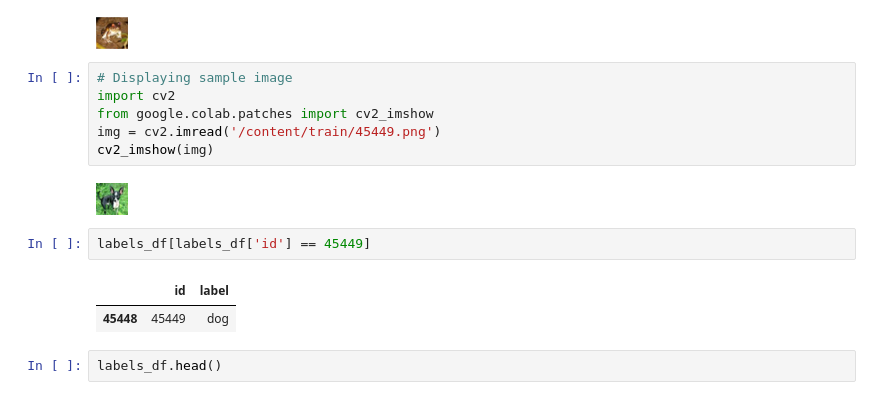
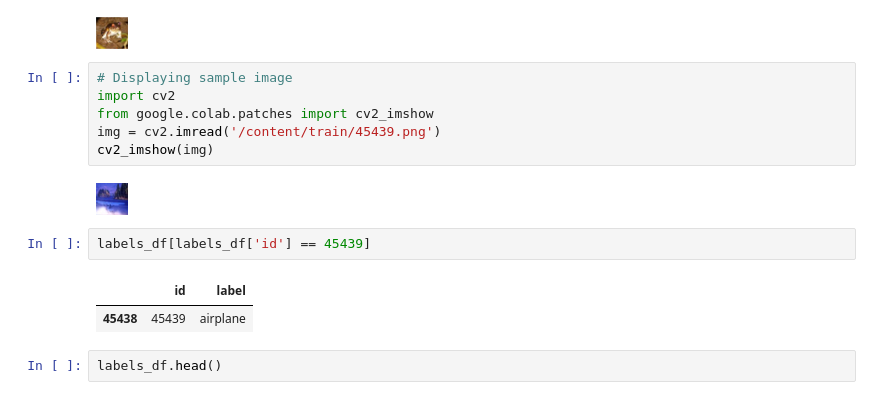
Before and after one commit to Its-Soumya/Machine-Learning-Lab, a Jupyter notebook: CIFAR_10_Object_Recognition_using_ResNet50.ipynb, the cells around one changed output. Saved outputs shown, nothing was run; the diff lists cells and outputs as text.

```diff
--- a/CIFAR_10_Object_Recognition_using_ResNet50.ipynb
+++ b/CIFAR_10_Object_Recognition_using_ResNet50.ipynb
@@ -199,16 +199,16 @@ cv2_imshow(img)
 # %%
 # Displaying sample image
 import cv2
 from google.colab.patches import cv2_imshow
-img = cv2.imread('/content/train/45449.png')
+img = cv2.imread('/content/train/45439.png')
 cv2_imshow(img)
 # %% [output]
-[figure, old version]
+[figure, new version]
 # %%
-labels_df[labels_df['id'] == 45449]
+labels_df[labels_df['id'] == 45439]
 # %% [output]
 |  | id | label |
-| 45448 | 45449 | dog |
+| 45438 | 45439 | airplane |
 # %%
 labels_df.head()
 # %% [output]
```
Also changed, not shown: parts of 11 cells of this notebook.
